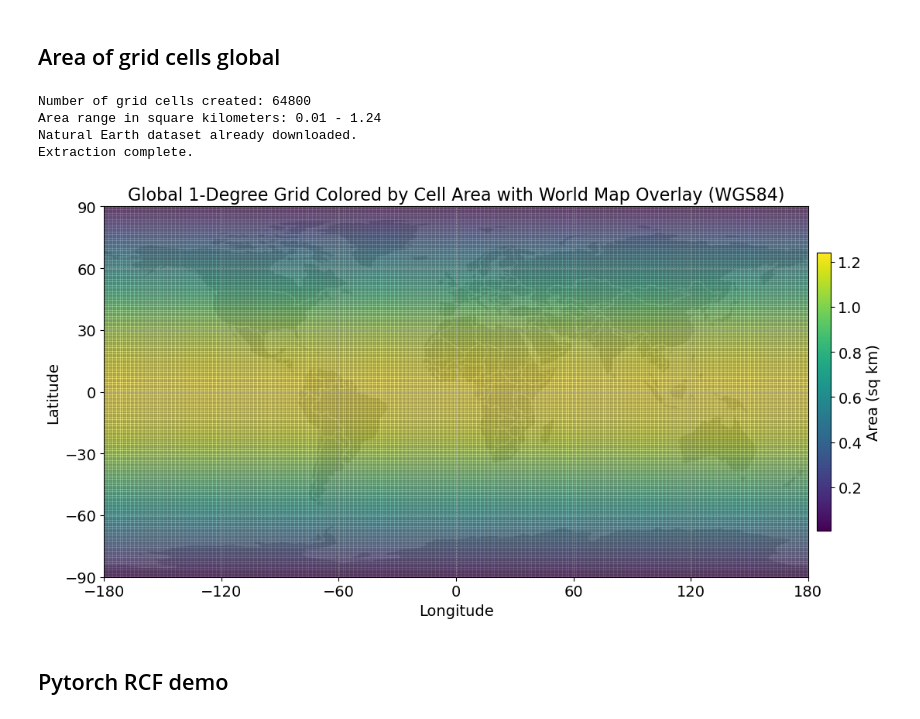
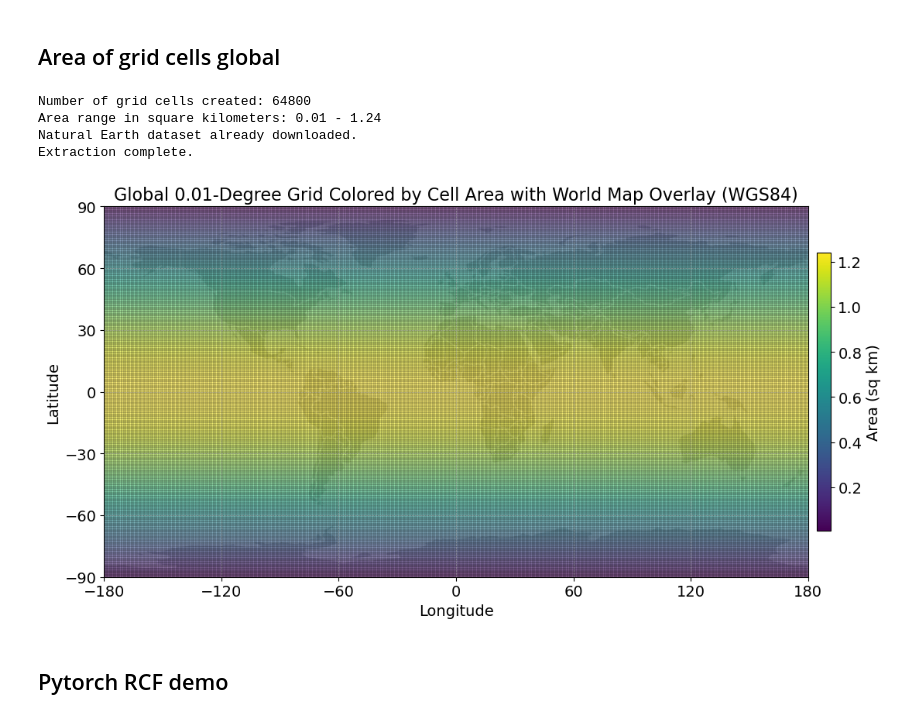
Before and after one commit to fless-lab/MOSAIKS-Training-Manual-French-Version, a Jupyter notebook: notebooks/figure_code/figures_for_text.ipynb, the cells around one changed output. Cells and saved outputs as stored; diff of their text form; code cells hidden in the pictures.

```diff
--- a/notebooks/figure_code/figures_for_text.ipynb
+++ b/notebooks/figure_code/figures_for_text.ipynb
@@ -221,35 +221,35 @@ grid_wgs84.plot(
         "orientation": "vertical",
         "shrink": 0.75,
         "pad": 0.01,
     },
 )
 
-ax.set_title("Global 1-Degree Grid Colored by Cell Area with World Map Overlay (WGS84)")
+ax.set_title("Global 0.01-Degree Grid Colored by Cell Area with World Map Overlay (WGS84)")
 ax.set_xlabel("Longitude")
 ax.set_ylabel("Latitude")
 
 # Customize grid ticks
 ax.set_xticks(np.arange(-180, 181, 60))
 ax.set_yticks(np.arange(-90, 91, 30))
 ax.grid(True, linestyle="--", linewidth=0.5, alpha=0.7)
 
 # Let matplotlib automatically scale the axis
 ax.set_aspect("auto")
 ax.margins(0)
 
 # Use tight_layout for a final nudge on spacing
 plt.tight_layout()
 
 # Save the figure
 output_path = "../../images/global_1_degree_grid_wgs84_area.png"
 plt.savefig(output_path, dpi=300)
 plt.show()
 # %% [output]
 Number of grid cells created: 64800
 Area range in square kilometers: 0.01 - 1.24
 Natural Earth dataset already downloaded.
 Extraction complete.
-[figure, old version]
+[figure, new version]
 # %% [markdown]
 ## Pytorch RCF demo
 # %%
```
Also changed, not shown: parts of 6 cells of this notebook, 11 other files.
